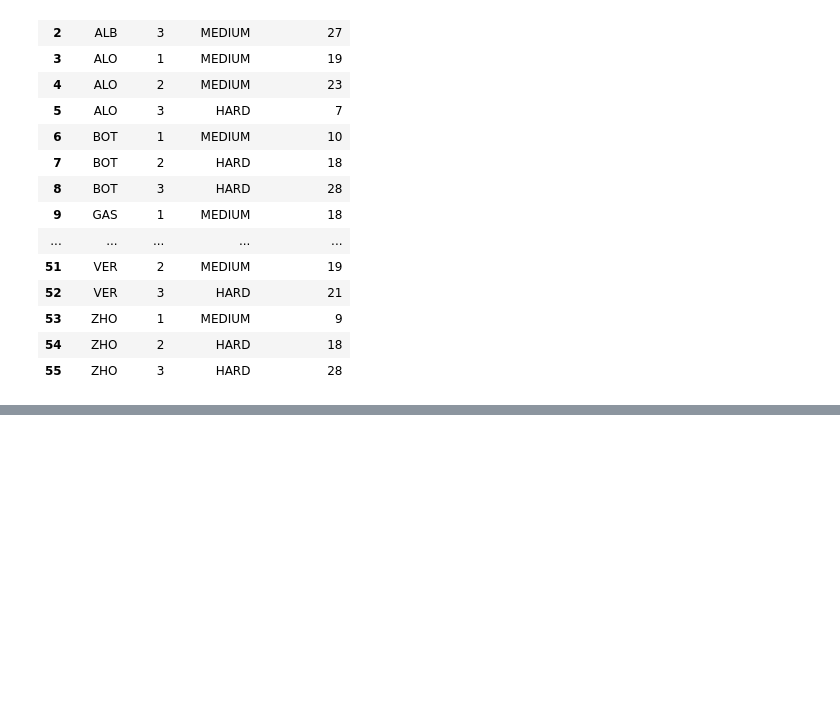
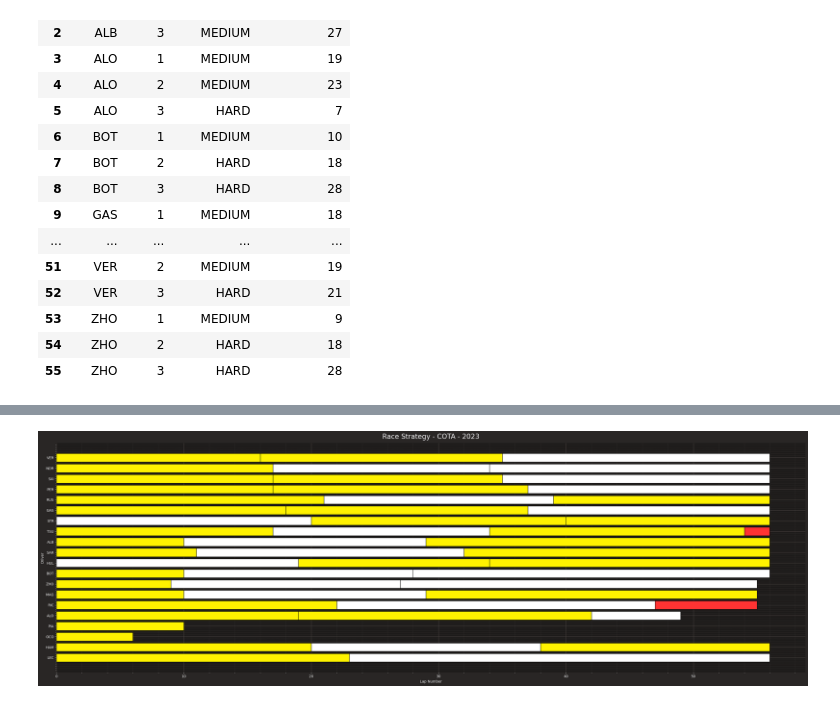
Before and after one commit to AmitSahoo45/F1-DATA-ANALYSIS, a Jupyter notebook: 2023/USA-COTA/Top-3.ipynb, the cells around one changed output, grey strips where cells are left out. Drawn from its saved outputs; the diff is of its cells as text; code cells hidden in the pictures; blank space fills up the shorter version.

```diff
--- a/2023/USA-COTA/Top-3.ipynb
+++ b/2023/USA-COTA/Top-3.ipynb
@@ -155,0 +167,35 @@ driver_stints
+# %%
+
+plt.rcParams["figure.figsize"] = [30, 10]
+plt.rcParams["figure.autolayout"] = True
+
+fig, ax = plt.subplots()
+
+
+for driver in drivers_abb:
+    stints = driver_stints.loc[driver_stints['Driver'] == driver]
+
+    previous_stint_end = 0
+    for _, stint in stints.iterrows():
+        plt.barh(
+            [driver],
+            stint['StintLength'],
+            left=previous_stint_end,
+            color=compound_colors[stint['Compound']],
+            edgecolor='black',
+        )
+
+        previous_stint_end += stint['StintLength']
+
+plt.title(f'Race Strategy - COTA - {YEAR}')
+plt.xlabel('Lap Number')
+plt.ylabel('Driver')
+plt.gca().invert_yaxis()
+
+ax.spines['top'].set_visible(False)
+ax.spines['right'].set_visible(False)
+ax.spines['left'].set_visible(False)
+
+plt.show()
+# %% [output]
+[figure, added]
```
Also changed, not shown: parts of 3 cells of this notebook.
